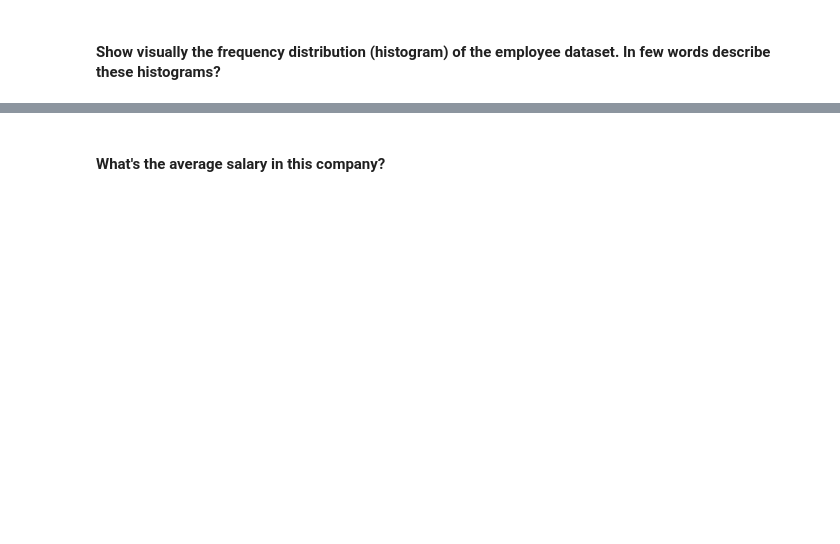
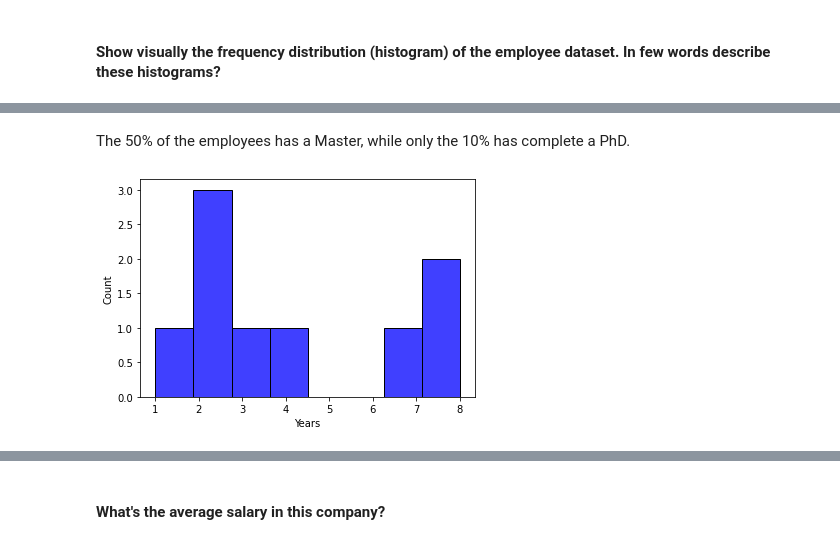
Before and after one commit to angelanavarrog/lab-subsetting-and-descriptive-stats, a Jupyter notebook: your-code/main.ipynb, the cells around one changed output, grey strips where cells are left out. Saved outputs shown, nothing was run; the diff lists cells and outputs as text; code cells hidden in the pictures; blank space fills up the shorter version.

```diff
--- a/your-code/main.ipynb
+++ b/your-code/main.ipynb
@@ -70,0 +205,6 @@ import seaborn as sns
+# %% [markdown]
+The 50% of the employees has a Master, while only the 10% has complete a PhD.
+# %%
+sns.histplot( employee.Years, color='b',bins=8);
+# %% [output]
+[figure, added]
```
Also changed, not shown: parts of 86 cells of this notebook.
